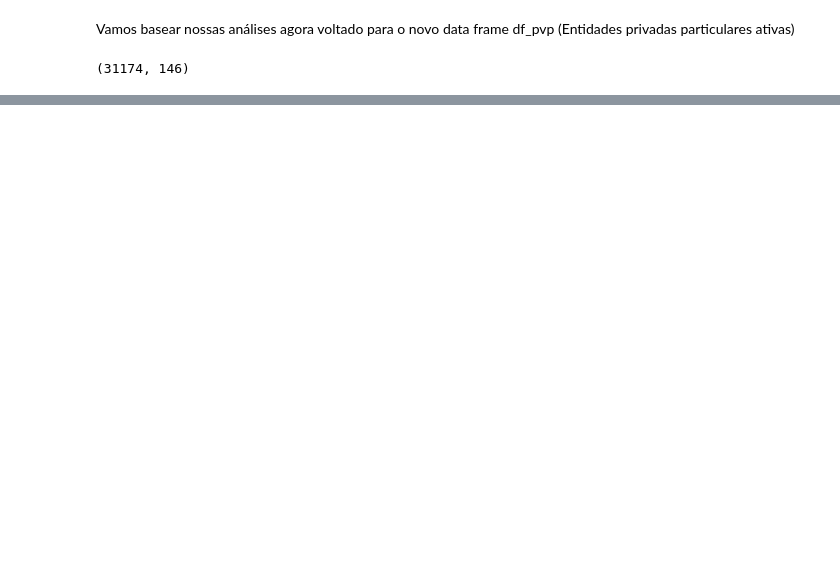
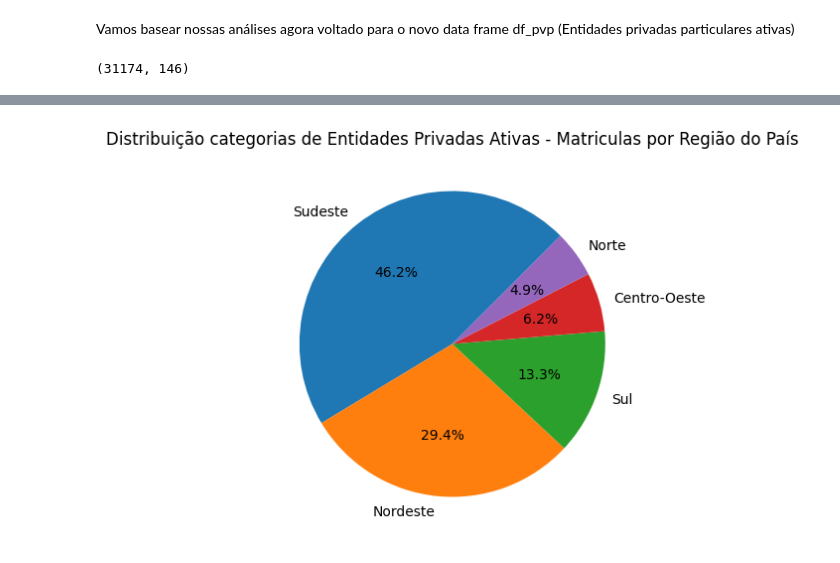
Before and after one commit to AndersonLopesbh/I.S, a Jupyter notebook: Analises IS/Script_python/Analises_IS.ipynb, the cells around one changed output, grey strips where cells are left out. Saved outputs shown, nothing was run; the diff lists cells and outputs as text; code cells hidden in the pictures; blank space fills up the shorter version.

```diff
--- a/Analises IS/Script_python/Analises_IS.ipynb
+++ b/Analises IS/Script_python/Analises_IS.ipynb
@@ -646,0 +672,10 @@ df_pvp.shape
+# %%
+cat_priv = df_pvp['NO_REGIAO'].value_counts()
+
+# Criar o gráfico de pizza
+plt.figure(figsize=(6, 5))
+plt.pie(cat_priv, labels=cat_priv.index, autopct='%1.1f%%', startangle=45)
+plt.title('Distribuição categorias de Entidades Privadas Ativas - Matriculas por Região do País')
+plt.show()
+# %% [output]
+[figure, added]
```
Also changed, not shown: parts of 16 cells of this notebook.
